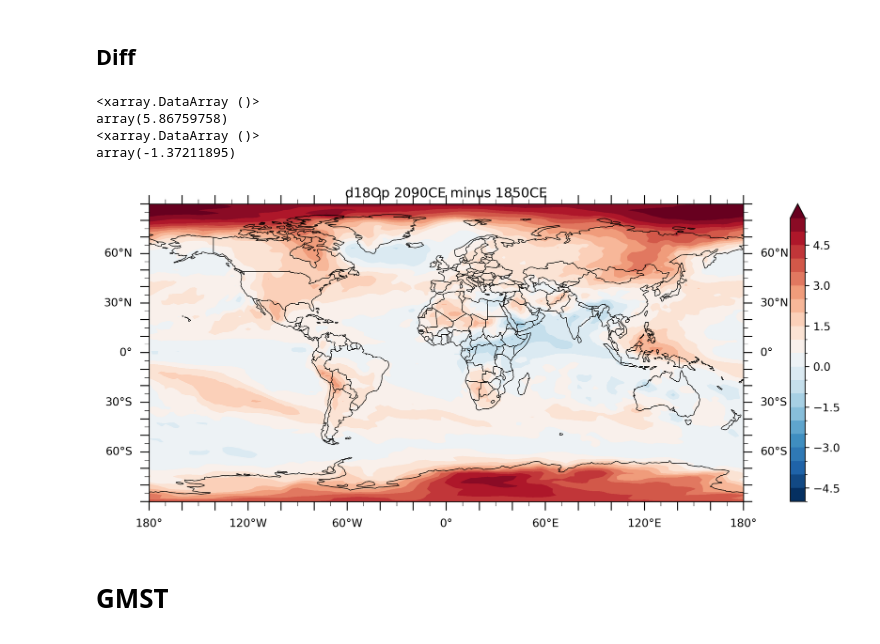
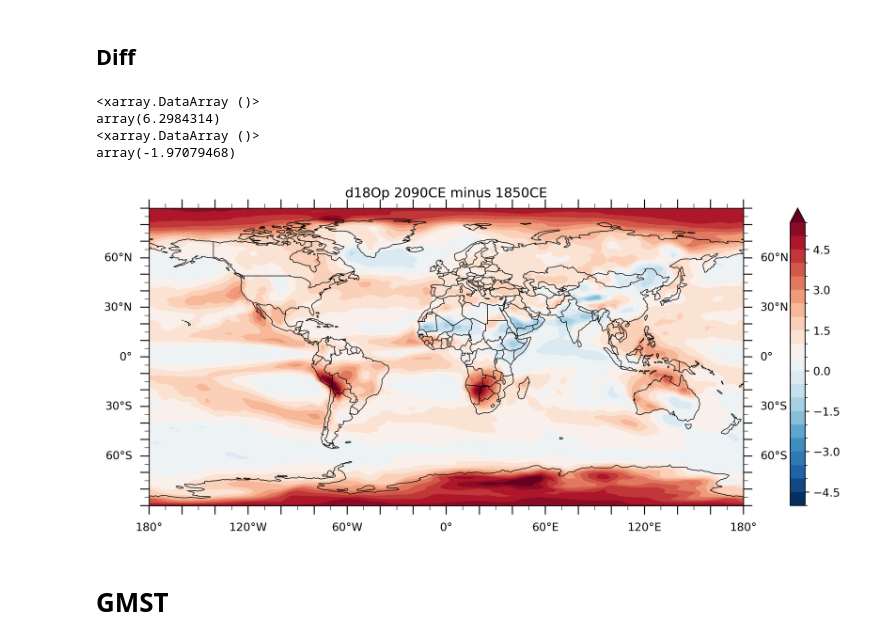
Before and after one commit to aflaim7/ESMplot, a Jupyter notebook: examples/explore_tags.ipynb, the cells around one changed output. Saved outputs shown, nothing was run; the diff lists cells and outputs as text; code cells hidden in the pictures.

```diff
--- a/examples/explore_tags.ipynb
+++ b/examples/explore_tags.ipynb
@@ -253,16 +241,29 @@ blk_d18Op_meanAnn = d18Op.mean(dim='time')
+# %%
+#-------------------------
+# Calculate weighted d18Op
+#-------------------------
+# Account for small number truncation
+ptiny = 1.E-18
+da_liso = xr.where(da_liso < ptiny,ptiny,da_liso)
+# Calculate d18Op
+d18Op = (da_hiso/da_liso - 1.)*1000.
+
+# Annual mean d18Op weighted by annual mean precip ammount
+blk_d18Op_wt_ann = xr.DataArray(precip*d18Op).sum(dim='time') / xr.DataArray(precip).sum(dim='time')
+blk_d18Op_wt_ann = blk_d18Op_wt_ann.assign_coords(coords = {'lat':lat, 'lon':lon})
 # %% [markdown]
 ## Diff
 # %%
 # 2090CE minus 1850CE global mean annual d18Op
-diff_d18Op = aaf_d18Op_meanAnn - blk_d18Op_meanAnn
+diff_d18Op = aaf_d18Op_meanAnn - blk_d18Op_wt_ann
 # %%
 print(np.max(diff_d18Op))
 print(np.min(diff_d18Op))
 # %% [output]
 <xarray.DataArray ()>
-array(5.86759758)
+array(6.2984314)
 <xarray.DataArray ()>
-array(-1.37211895)
+array(-1.97079468)
 # %%
 diff_d18Op_c = gv.xr_add_cyclic_longitudes(diff_d18Op, "lon")
 fig = plt.figure(figsize=(15,12),dpi=300)
@@ -280,35 +281,35 @@ LonMax = 180
 
 ax1.set_extent([LonMin,LonMax,LatMin,LatMax],ccrs.PlateCarree())
 
 # Set axes labels
 gv.set_axes_limits_and_ticks(ax1,xlim=(LonMin,LonMax),ylim=(LatMin,LatMax),xticks=np.linspace(-180, 180, 19),
                              yticks=np.linspace(-90, 90, 19),xticklabels=[],yticklabels=[])
 gv.add_major_minor_ticks(ax1, x_minor_per_major=2, y_minor_per_major=2, labelsize=10)
 gl = ax1.gridlines(draw_labels=True,alpha=0.0)
 gl.top_labels = False
 gl.bottom_labels = True
 gl.right_labels = True
 gl.left_labels = True
 gl.xpadding = 15
 gl.ypadding = 15
 
 # Color map
 cmap = mpl.cm.RdBu_r
 bounds = np.arange(-5, 6, 0.5)
 norm = mpl.colors.BoundaryNorm(bounds, cmap.N, extend = 'both')
 
 # Plot d18O
-ax1.set_title('d18Op 2090CE minus 1850CE')
+ax1.set_title('d18Op 2090CE minus 1850CE', pad = 10)
 ax1.add_feature(cfeature.COASTLINE,linewidths=0.5)
 ax1.add_feature(cfeature.BORDERS,linewidths=0.5)
 #ax1.set_extent([LonMin,LonMax,LatMin,LatMax],ccrs.PlateCarree())
 cntr = diff_d18Op_c[:,:].plot.contourf(ax=ax1, transform=ccrs.PlateCarree(), cmap=cmap,
                                                levels=bounds, add_colorbar=True,
                                                add_labels=False)
 
 plt.subplots_adjust(wspace=0, hspace=0.5)
 # %% [output]
-[figure, old version]
+[figure, new version]
 # %% [markdown]
 # GMST
 # %%
```
Also changed, not shown: parts of 30 cells of this notebook.
